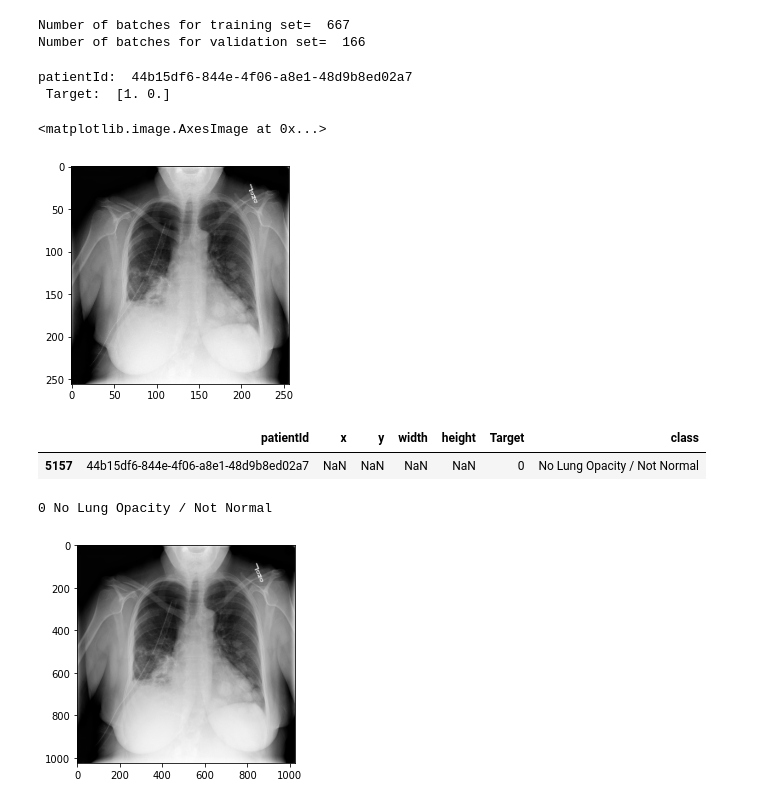
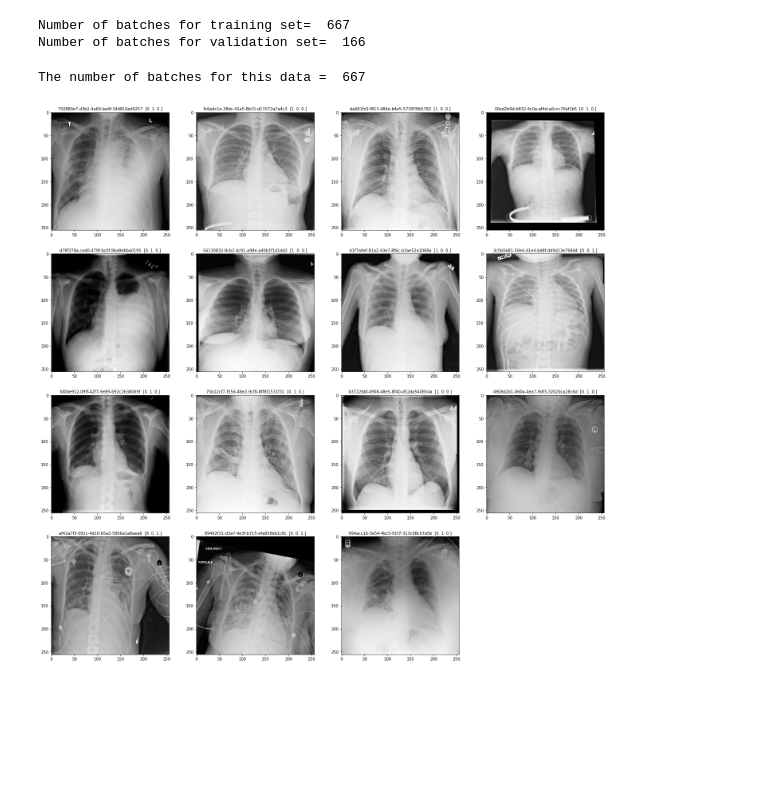
Before and after one commit to omarsayed7/RSNA-Pneumonia-Detection, a Jupyter notebook: RSNA_Pneumonia_Detection.ipynb, the cells around one changed output. Saved outputs shown, nothing was run; the diff lists cells and outputs as text; code cells hidden in the pictures; blank space fills up the shorter version.

```diff
--- a/RSNA_Pneumonia_Detection.ipynb
+++ b/RSNA_Pneumonia_Detection.ipynb
@@ -480,7 +487,7 @@ print(len(training_info), len(validation_info))
 class DataGenerator(keras.utils.Sequence):
   def __init__(self,data_csv, img_dir, batch_size=32, dim=(256,256),
                n_classes=2, n_channels=1, shuffle=True,
-               classes ={'Normal':0,'No Lung Opacity / Not Normal':1,'Lung Opacity': 2}):
+               classes ={'Normal':0,'No Lung Opacity / Not Normal':1,'Lung Opacity': 2}, debug = False):
     '''Initialization
     args:-
       data_csv:
@@ -501,6 +508,7 @@ class DataGenerator(keras.utils.Sequence):
     self.n_classes = n_classes
     self.classes = classes
     self.shuffle = shuffle
+    self.debug = debug
     self.on_epoch_end()
 
   def __len__(self):
@@ -523,7 +531,10 @@ class DataGenerator(keras.utils.Sequence):
 
     imgs, labels = self.__data_generation(list_IDs_batch)
 
-    return list_IDs_batch, imgs, labels
+    if self.debug:
+      return list_IDs_batch, imgs, labels
+    else :
+      return imgs, labels
 
   def on_epoch_end(self):
     '''
@@ -555,7 +566,7 @@ class DataGenerator(keras.utils.Sequence):
 
   def load_img(self, img_dir, patientId,dim):
     dcm_data = img_dir+'/%s.dcm' % patientId
-    dcm_data = pydicom.read_file(dcm_file)
+    dcm_data = pydicom.read_file(dcm_data)
     img = dcm_data.pixel_array
     img = cv2.resize(img,dim)
     img = img.reshape((dim[0],dim[1],1))
@@ -576,11 +587,43 @@ train_generator = DataGenerator(data_csv = training_info, img_dir='train',
 
 validation_generator = DataGenerator(data_csv = validation_info, img_dir='validation',
                                 batch_size=32, dim=(256,256), n_classes=2)
+# %%
+train_generator = DataGenerator(data_csv = training_info, img_dir='train',
+                                batch_size=32, dim=(256,256), n_classes=3)
+
+validation_generator = DataGenerator(data_csv = validation_info, img_dir='validation',
+                                batch_size=32, dim=(256,256), n_classes=3)
 # %%
 print("Number of batches for training set= ", len(train_generator))
 print("Number of batches for validation set= ", len(validation_generator))
 # %% [output]
 Number of batches for training set=  667
 Number of batches for validation set=  166
+# %%
+def show_batch(generator, batch_number):
+  '''
+  docs
+  '''
+  print("The number of batches for this data = ", len(generator))
+
+  batch = generator.__getitem__(batch_number)
+  ID = batch[0]
+  imgs = batch[1]
+  labels= batch[2]
+  w=50
+  h=50
+  fig=plt.figure(figsize=(25, 25))
+  columns = 4
+  rows = 4
+  for i in range(1, columns*rows):
+    img = imgs[i]
+    img = np.squeeze(img, axis = 2)
+    fig.add_subplot(rows, columns, i)
+    plt.title(str(ID[i])+'  '+str(labels[i]), fontsize = 10)
+    plt.imshow(img, cmap='gray')
+  plt.show()
 # %%
-batch_two = train_generator.__getitem__(2)
+show_batch(train_generator, 2)
+# %% [output]
+The number of batches for this data =  667
+[figure, added]
@@ -599,22 +629,0 @@ img = np.squeeze(img, axis = 2)
-# %%
-print('patientId: ',iddddd,'\n','Target: ', label)
-plt.imshow(img, cmap = 'gray')
-# %% [output]
-patientId:  44b15df6-844e-4f06-a8e1-48d9b8ed02a7
- Target:  [1. 0.]
-<matplotlib.image.AxesImage at 0x...>
-[figure, removed]
-# %%
-train_data.loc[train_data['patientId'] == iddddd]
-# %% [output]
-|  | patientId | x | y | width | height | Target | class |
-| 5157 | 44b15df6-844e-4f06-a8e1-48d9b8ed02a7 | NaN | NaN | NaN | NaN | 0 | No Lung Opacity / Not Normal |
-# %%
-img, x, y, h, w, target, p_class = get_sample(dataframe=train_data,
-                                              img_dir='stage_2_train_images',
-                                              patientId=iddddd)
-print(target, p_class)
-draw(img,x,y,h,w)
-# %% [output]
-0 No Lung Opacity / Not Normal
-[figure, removed]
```
Also changed, not shown: parts of 18 cells of this notebook.
